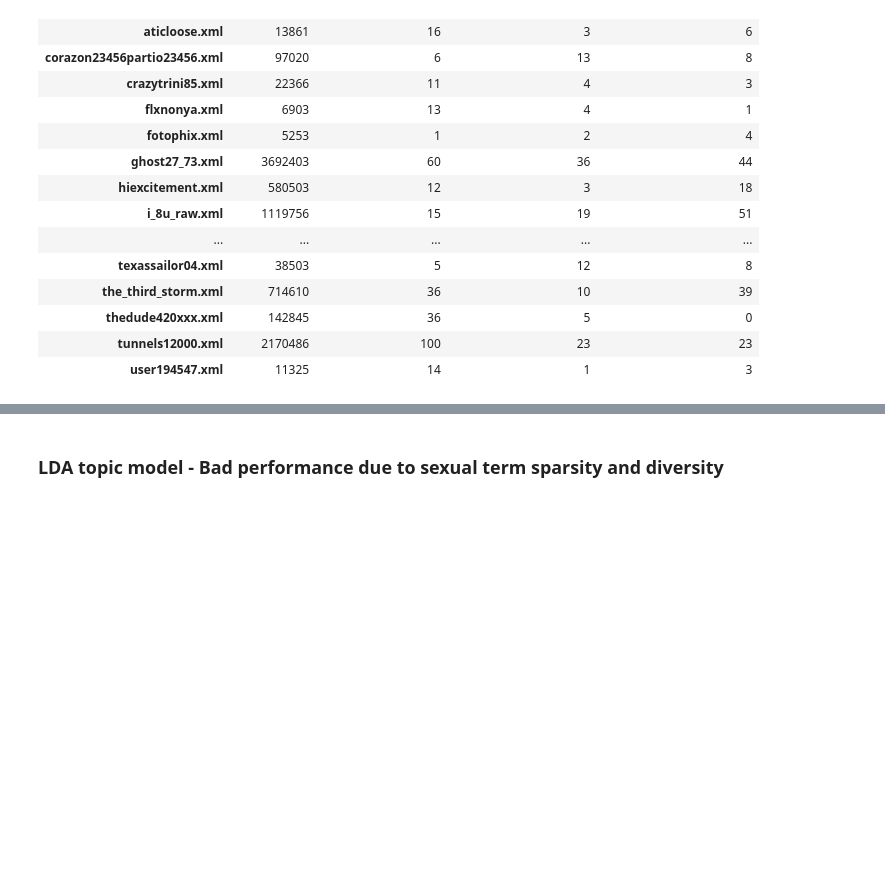
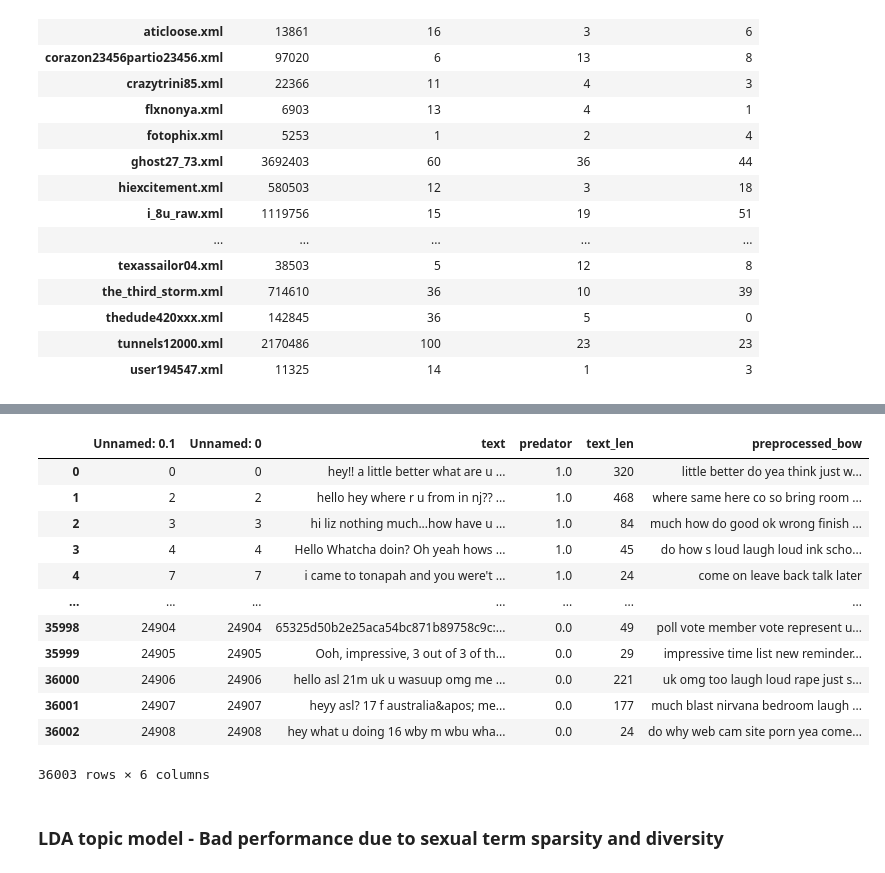
Before and after one commit to mryanivtal/cybersecurity_hw2, a Jupyter notebook: cyber_hw2.ipynb, the cells around one changed output, grey strips where cells are left out. Saved outputs shown, nothing was run; the diff lists cells and outputs as text; code cells hidden in the pictures; blank space fills up the shorter version.

Commit message:
HW2 - built Pan12 convesaton level tranng set, each saple is a labled 1-sided chat

```diff
--- a/cyber_hw2.ipynb
+++ b/cyber_hw2.ipynb
@@ -15,5 +13,7 @@
 # %% [markdown]
 ## Flow control
 # %%
+CREATE_FULL_PJ_DATAFRAME = 'Load'
+
 CREATE_FULL_PAN12_DATAFRAME = 'Load'
-CREATE_FULL_PJ_DATAFRAME = 'Load'
+PREPROCESS_FULL_PAN12_DATAFRAME = 'Load'
@@ -278,7 +310,7 @@ preprocess_args = {'stemmer': PorterStemmer(),
                     }
 
 text = 'r u going to www.google.com http://xnxx.com im walking LOL ths is not &amp;right im caming flight now u r right brb and fu :-)'
-text = 'yeah--well I just want to see you before I go in the apt--cause one of my friends got arrested for doing the same thing with a 16 year old--it was a set-up type thing'
+# text = 'yeah--well I just want to see you before I go in the apt--cause one of my friends :) lol :X) got arrested for doing the same thing with a 16 year old--it was a set-up type thing'
 
 preprocess_string_for_bow(text, **preprocess_args)
 # %% [output]
@@ -770,3 +837,53 @@ vis
+# %%
+import warnings
+warnings.filterwarnings('ignore')
+
+PAN12_TRAIN_PREPROCESSED_CSV = OUTPUT_FOLDER / Path('pan12_preprocessed_full.csv')
+
+if PREPROCESS_FULL_PAN12_DATAFRAME == 'Process':
+    print('Running preprocess...')
+
+    preprocess_args = {'stemmer': PorterStemmer(),
+                        'speller': SpellChecker(),
+                        'words_to_remove': set(stopwords.words('english')),
+                        'emoticons': emoticons,
+                        'chat_slang': chat_slang,
+                        }
+
+    for i in range(0, 40):
+      print(f'current batch: {i * 1000} - {(i+1) * 1000}')
+      df = preprocess_df_for_bow(pan12_train_df.iloc[i * 1000:((i+1) * 1000), :], 'text', output_col_name='preprocessed_bow', **preprocess_args)
+      PAN12_TRAIN_PREPROCESSED_CSV = OUTPUT_FOLDER / Path(f'pan12_preprocessed_full_{i}_{i+1}.csv')
+      df.to_csv(PAN12_TRAIN_PREPROCESSED_CSV, header=True)
+
+    # join and update Pan12 preprocessed csv parts - Required because the preprocessing was ran on several computers in parts
+    PAN12_TRAIN_PREPROCESSED_CSV = OUTPUT_FOLDER / Path('pan12_preprocessed_full.csv')
+    PAN12_TRAIN_PREPROCESSED_CSV_PARTS_FOLDER = OUTPUT_FOLDER / Path('pan12_preprocessed_parts')
+
+    unified_df = unify_csv_dataframes_to_one_sorted(PAN12_TRAIN_PREPROCESSED_CSV_PARTS_FOLDER)
+    # unified_df.preprocessed_bow = unified_df.preprocessed_bow.apply(lambda text: ''.join(ch for ch in text if ch not in ["'", "[", "]", ","]))
+
+    unified_df.to_csv(PAN12_TRAIN_PREPROCESSED_CSV)
+
+elif PREPROCESS_FULL_PAN12_DATAFRAME == 'Load':
+    print('Loading preprocessed data...')
+    pan12_train_df = pd.read_csv(PAN12_TRAIN_PREPROCESSED_CSV)
+# %%
+pan12_train_df
+# %% [output]
+|  | Unnamed: 0.1 | Unnamed: 0 | text | predator | text_len | preprocessed_bow |
+| 0 | 0 | 0 | hey!! a little better what are u ... | 1.0 | 320 | little better do yea think just w... |
+| 1 | 2 | 2 | hello hey where r u from in nj?? ... | 1.0 | 468 | where same here co so bring room ... |
+| 2 | 3 | 3 | hi liz nothing much...how have u ... | 1.0 | 84 | much how do good ok wrong finish ... |
+| 3 | 4 | 4 | Hello Whatcha doin? Oh yeah hows ... | 1.0 | 45 | do how s loud laugh loud ink scho... |
+| 4 | 7 | 7 | i came to tonapah and you were't ... | 1.0 | 24 | come on leave back talk later |
+| ... | ... | ... | ... | ... | ... | ... |
+| 35998 | 24904 | 24904 | 65325d50b2e25aca54bc871b89758c9c:... | 0.0 | 49 | poll vote member vote represent u... |
+| 35999 | 24905 | 24905 | Ooh, impressive, 3 out of 3 of th... | 0.0 | 29 | impressive time list new reminder... |
+| 36000 | 24906 | 24906 | hello asl 21m uk u wasuup omg me ... | 0.0 | 221 | uk omg too laugh loud rape just s... |
+| 36001 | 24907 | 24907 | heyy asl? 17 f australia&apos; me... | 0.0 | 177 | much blast nirvana bedroom laugh ... |
+| 36002 | 24908 | 24908 | hey what u doing 16 wby m wbu wha... | 0.0 | 24 | do why web cam site porn yea come... |
+36003 rows × 6 columns
 # %% [markdown]
 ### LDA topic model - Bad performance due to sexual term sparsity and diversity
 # %%
```
Also changed, not shown: parts of 33 cells of this notebook, 35 other files.
